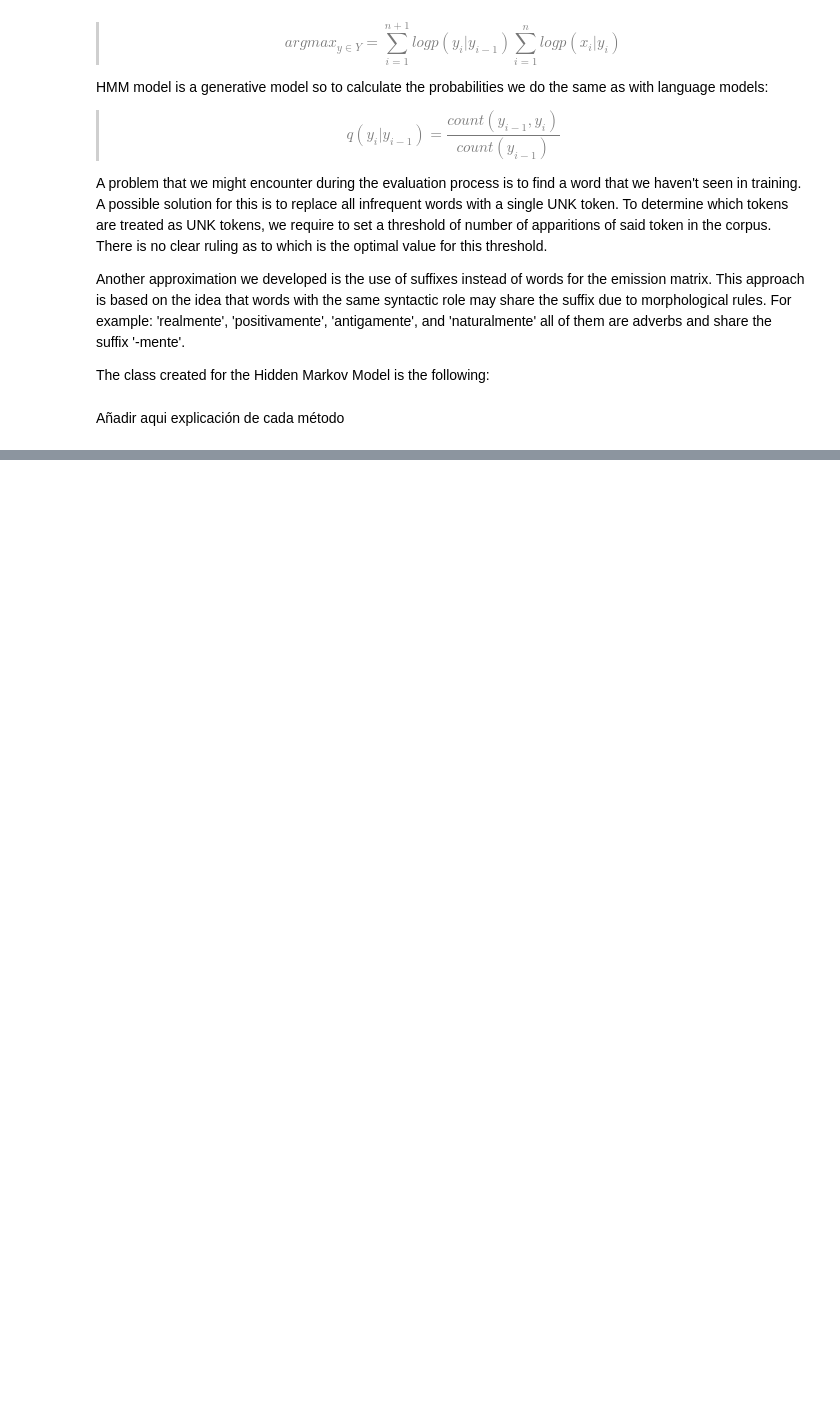
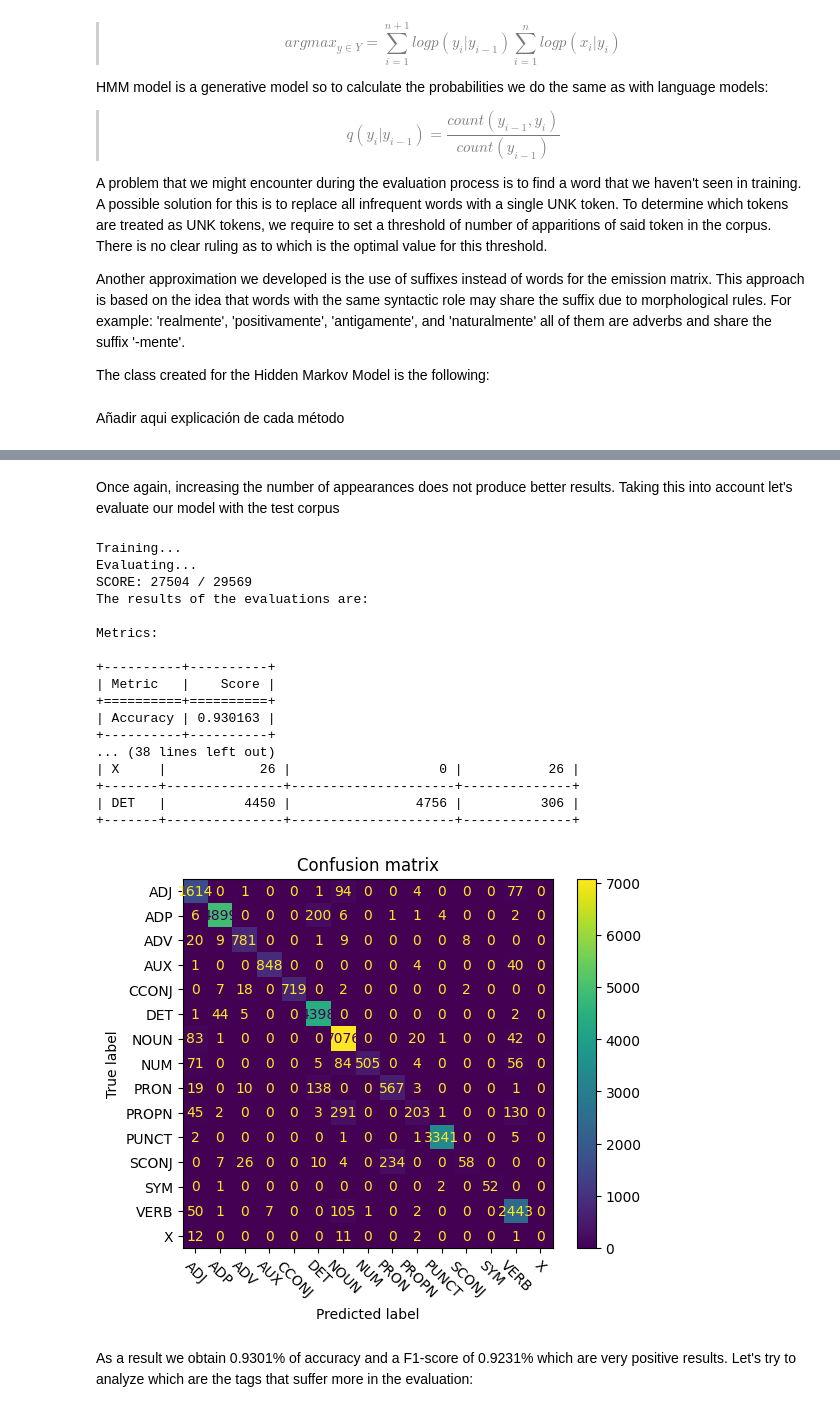
Before and after one commit to anegda/HMM_PoS_Tagger, a Jupyter notebook: Jupyter Notebooks/Experimentation_pt.ipynb, the cells around one changed output, grey strips where cells are left out. Saved outputs shown, nothing was run; the diff lists cells and outputs as text; code cells hidden in the pictures; blank space fills up the shorter version.

```diff
--- a/Jupyter Notebooks/Experimentation_pt.ipynb
+++ b/Jupyter Notebooks/Experimentation_pt.ipynb
@@ -536,0 +697,28 @@ def unk_sweep(train_ruta, test_ruta, unk_array):
+# %% [markdown]
+Once again, increasing the number of appearances does not produce better results. Taking this into account let's evaluate our model with the test corpus
+# %%
+tagger = HMM_PoS_Tagger()
+tagger.setMultiTokensDict(trainCorpus_multi_tokens)
+tagger.train(trainCorpus, unk_value=3, suffix=True)
+tagger.evaluate(testCorpus)
+# %% [output]
+Training...
+Evaluating...
+SCORE: 27504 / 29569
+The results of the evaluations are:
+
+Metrics:
+
++----------+----------+
+| Metric   |    Score |
++==========+==========+
+| Accuracy | 0.930163 |
++----------+----------+
+... (38 lines left out)
+| X     |            26 |                   0 |           26 |
++-------+---------------+---------------------+--------------+
+| DET   |          4450 |                4756 |          306 |
++-------+---------------+---------------------+--------------+
+[figure, added]
+# %% [markdown]
+As a result we obtain 0.9301% of accuracy and a F1-score of 0.9231% which are very positive results. Let's try to analyze which are the tags that suffer more in the evaluation:
```
Also changed, not shown: parts of 16 cells of this notebook.
